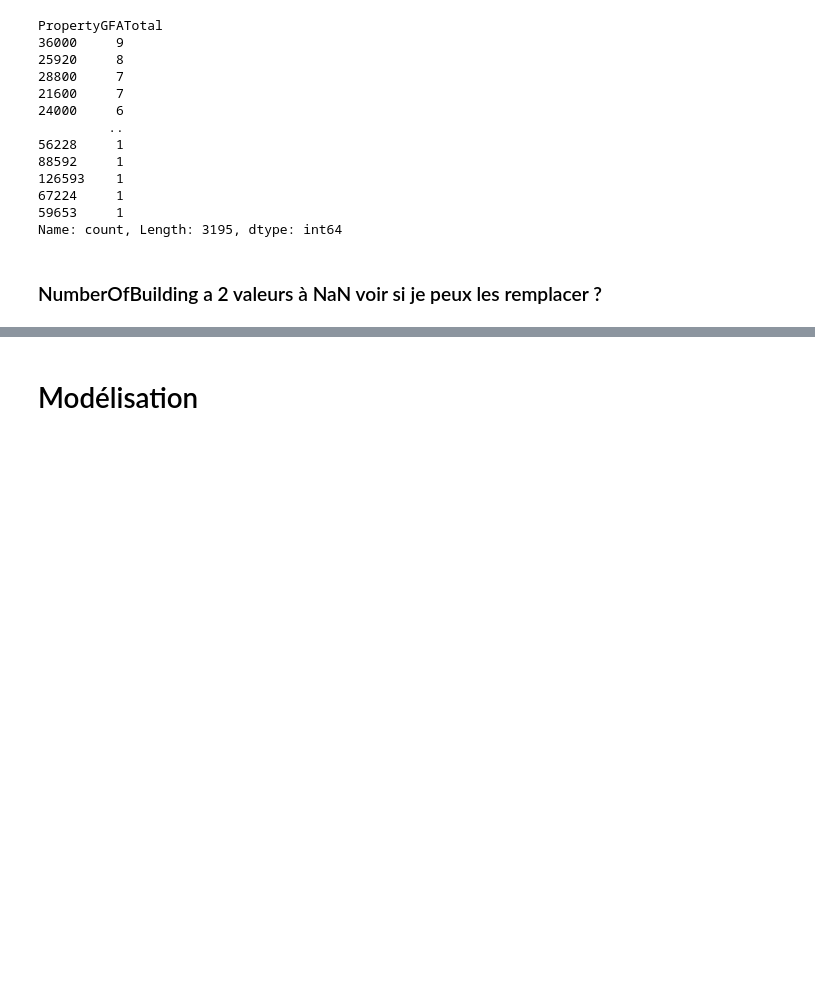
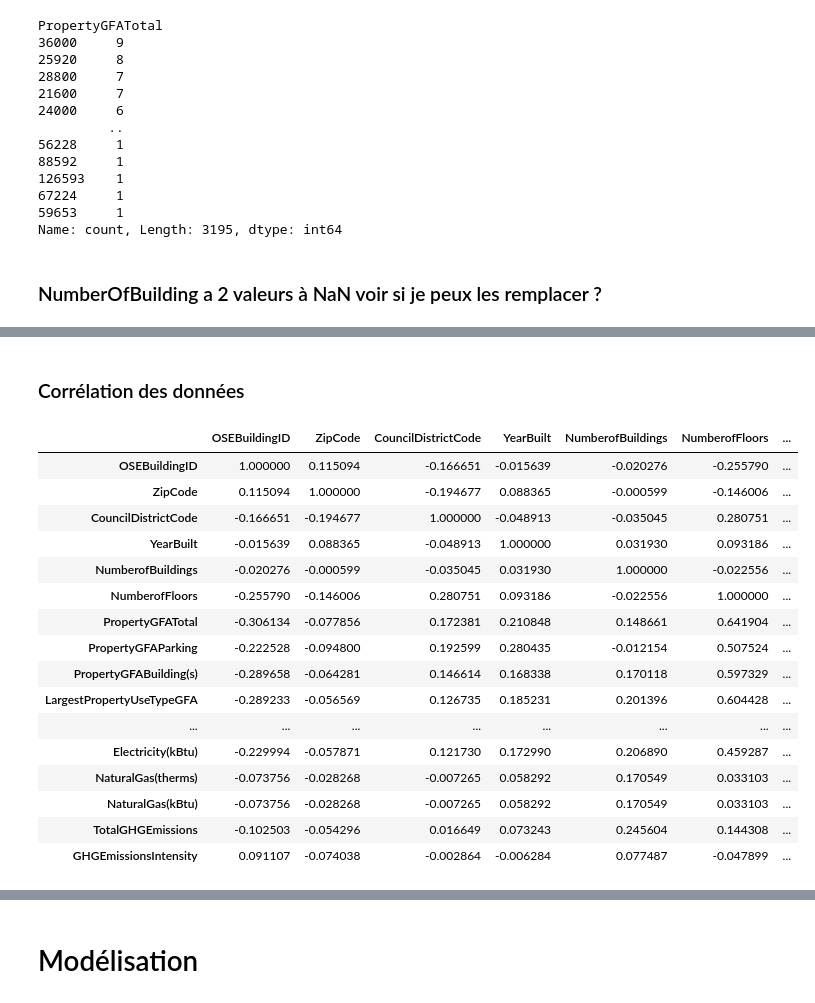
Before and after one commit to MiroMilano59/anticiper_besoins_consommation_batiments, a Jupyter notebook: template_modelistation_supervisee.ipynb, the cells around one changed output, grey strips where cells are left out. Cells and saved outputs as stored; diff of their text form; code cells hidden in the pictures; blank space fills up the shorter version.

```diff
--- a/template_modelistation_supervisee.ipynb
+++ b/template_modelistation_supervisee.ipynb
@@ -1059,0 +1071,22 @@ NameError: name 'projectstop' is not defined
+# %% [markdown]
+### Corrélation des données
+# %%
+df_troisieme_nettoyage.select_dtypes(include='number').corr()
+# %% [output]
+|  | OSEBuildingID | ZipCode | CouncilDistrictCode | YearBuilt | NumberofBuildings | NumberofFloors | ... |
+| OSEBuildingID | 1.000000 | 0.115094 | -0.166651 | -0.015639 | -0.020276 | -0.255790 | ... |
+| ZipCode | 0.115094 | 1.000000 | -0.194677 | 0.088365 | -0.000599 | -0.146006 | ... |
+| CouncilDistrictCode | -0.166651 | -0.194677 | 1.000000 | -0.048913 | -0.035045 | 0.280751 | ... |
+| YearBuilt | -0.015639 | 0.088365 | -0.048913 | 1.000000 | 0.031930 | 0.093186 | ... |
+| NumberofBuildings | -0.020276 | -0.000599 | -0.035045 | 0.031930 | 1.000000 | -0.022556 | ... |
+| NumberofFloors | -0.255790 | -0.146006 | 0.280751 | 0.093186 | -0.022556 | 1.000000 | ... |
+| PropertyGFATotal | -0.306134 | -0.077856 | 0.172381 | 0.210848 | 0.148661 | 0.641904 | ... |
+| PropertyGFAParking | -0.222528 | -0.094800 | 0.192599 | 0.280435 | -0.012154 | 0.507524 | ... |
+| PropertyGFABuilding(s) | -0.289658 | -0.064281 | 0.146614 | 0.168338 | 0.170118 | 0.597329 | ... |
+| LargestPropertyUseTypeGFA | -0.289233 | -0.056569 | 0.126735 | 0.185231 | 0.201396 | 0.604428 | ... |
+| ... | ... | ... | ... | ... | ... | ... | ... |
+| Electricity(kBtu) | -0.229994 | -0.057871 | 0.121730 | 0.172990 | 0.206890 | 0.459287 | ... |
+| NaturalGas(therms) | -0.073756 | -0.028268 | -0.007265 | 0.058292 | 0.170549 | 0.033103 | ... |
+| NaturalGas(kBtu) | -0.073756 | -0.028268 | -0.007265 | 0.058292 | 0.170549 | 0.033103 | ... |
+| TotalGHGEmissions | -0.102503 | -0.054296 | 0.016649 | 0.073243 | 0.245604 | 0.144308 | ... |
+| GHGEmissionsIntensity | 0.091107 | -0.074038 | -0.002864 | -0.006284 | 0.077487 | -0.047899 | ... |
```
Also changed, not shown: parts of 33 cells of this notebook.
